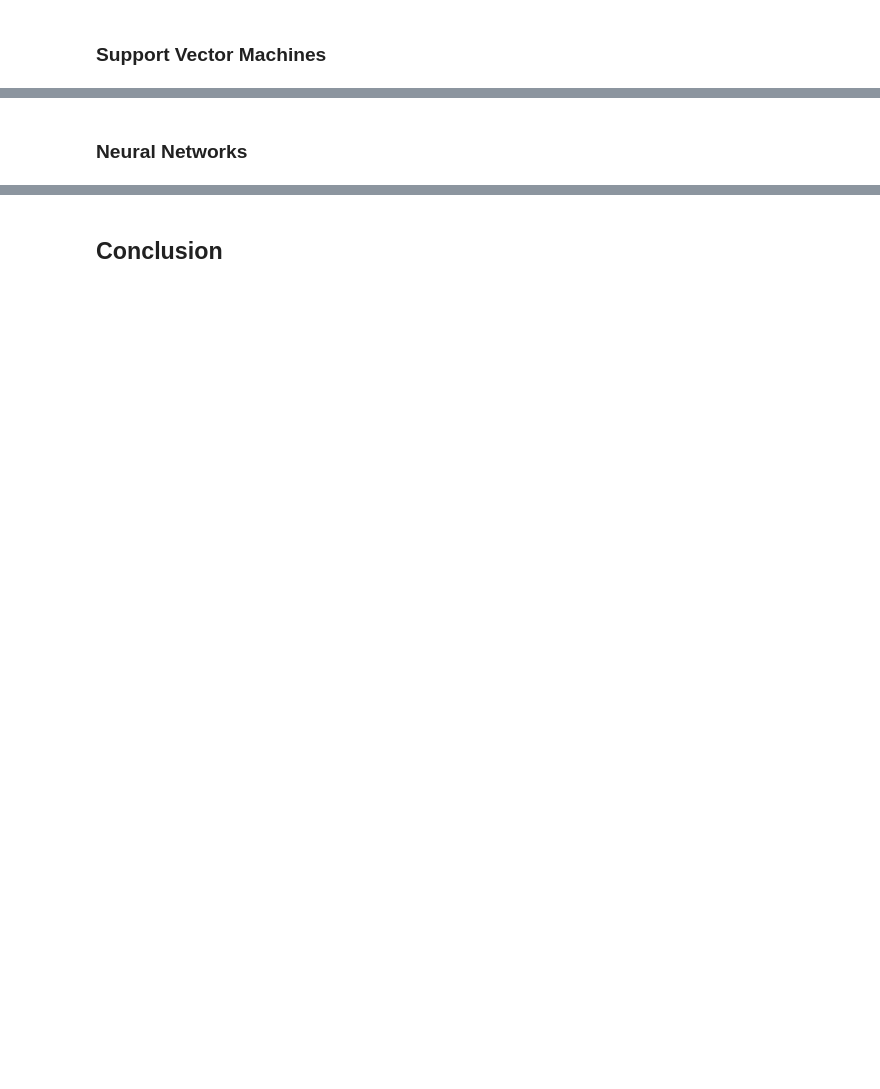
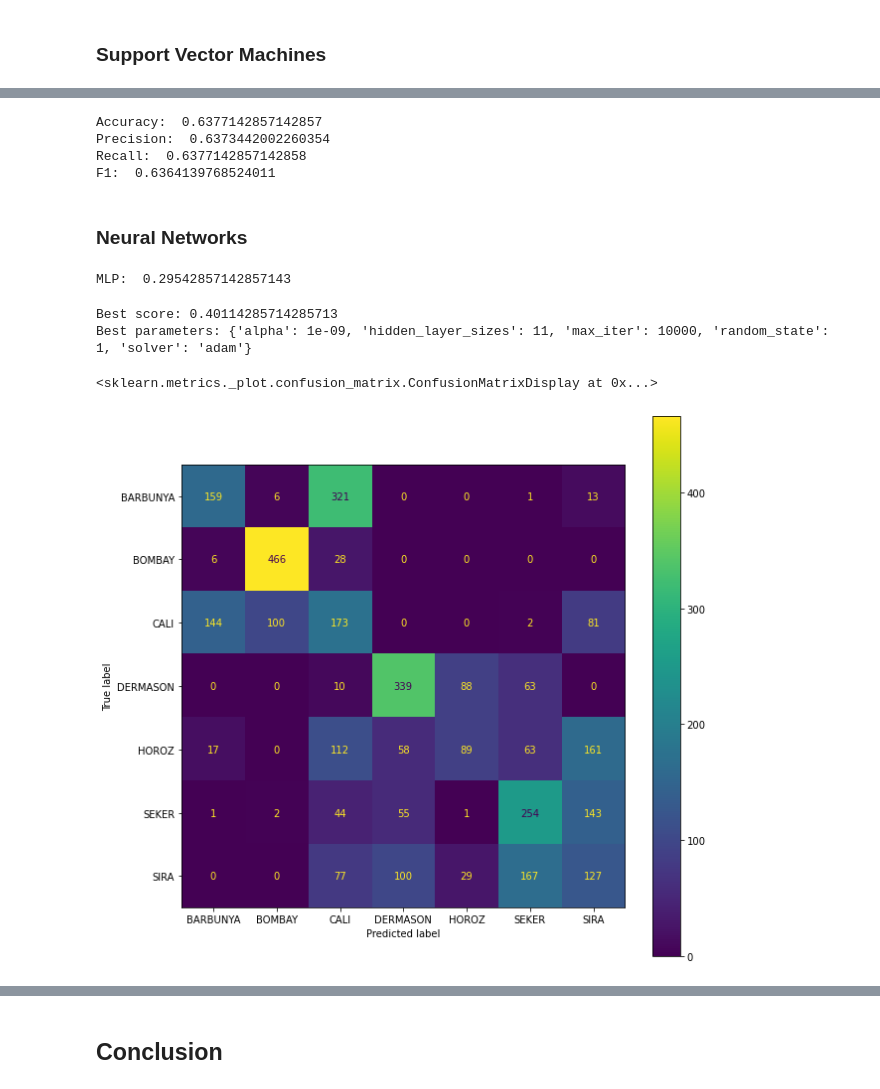
Before and after one commit to JViii/FEUP-IART, a Jupyter notebook: proj2/proj2.ipynb, the cells around one changed output, grey strips where cells are left out. Saved outputs shown, nothing was run; the diff lists cells and outputs as text; code cells hidden in the pictures; blank space fills up the shorter version.

```diff
--- a/proj2/proj2.ipynb
+++ b/proj2/proj2.ipynb
@@ -540,9 +601,72 @@ print('Best parameters: {}'.format(grid_search.best_params_))
+# %%
+# Generate metrics
+from sklearn.metrics import accuracy_score
+from sklearn.metrics import precision_score
+from sklearn.metrics import recall_score
+from sklearn.metrics import f1_score
+
+# accuracy
+print('Accuracy: ', accuracy_score(labels, pred))
+
+# precision
+print('Precision: ', precision_score(labels, pred, average="macro"))
+
+# recall
+print('Recall: ', recall_score(labels, pred, average="macro"))
+
+# f1
+print('F1: ', f1_score(labels, pred, average="macro"))
+# %% [output]
+Accuracy:  0.6377142857142857
+Precision:  0.6373442002260354
+Recall:  0.6377142857142858
+F1:  0.6364139768524011
 # %% [markdown]
 ### Neural Networks <a id="ann"></a>
 # %%
 from sklearn.neural_network import MLPClassifier
-#mlp = MLPClassifier(solver='lbfgs', alpha=1e-4, max_iter=1000)
-#mlp = MLPClassifier(solver='lbfgs', alpha=1e-4, hidden_layer_sizes=(25), random_state=1, max_iter=10000)
-mlp = MLPClassifier(solver='adam', alpha=1e-4, hidden_layer_sizes=(25), random_state=1, max_iter=100000000000000)
+
+mlp = MLPClassifier()
+
 scores = cross_val_score(mlp, inputs, labels, cv=10)
+
 print("MLP: ",scores.mean())
+# %% [output]
+MLP:  0.29542857142857143
+# %%
+# Using grid search to test which are the best parameters
+parameter_grid = {"solver": ['adam'],
+                  "hidden_layer_sizes": [8, 9, 10, 11],
+                  "alpha": [1e-8, 1e-9, 1e-10, 1e-11],
+                  "max_iter": [10000],
+                  "random_state": [1]}
+
+cross_validation = StratifiedKFold(n_splits=10)
+
+mlp = MLPClassifier()
+
+grid_search = GridSearchCV(mlp,
+                           param_grid=parameter_grid,
+                           cv=cross_validation)
+
+grid_search.fit(inputs, labels)
+
+print('Best score: {}'.format(grid_search.best_score_))
+print('Best parameters: {}'.format(grid_search.best_params_))
+# %% [output]
+Best score: 0.40114285714285713
+Best parameters: {'alpha': 1e-09, 'hidden_layer_sizes': 11, 'max_iter': 10000, 'random_state': 1, 'solver': 'adam'}
+# %%
+from sklearn.metrics import confusion_matrix, ConfusionMatrixDisplay, plot_confusion_matrix
+
+dct = grid_search.best_estimator_
+pred = dct.predict(inputs)
+
+fig,ax = plt.subplots(figsize=(10,10))
+
+cm = confusion_matrix(labels, pred, labels=dct.classes_)
+disp = ConfusionMatrixDisplay(confusion_matrix=cm, display_labels=dct.classes_)
+disp.plot(ax=ax)
+# %% [output]
+<sklearn.metrics._plot.confusion_matrix.ConfusionMatrixDisplay at 0x...>
+[figure, added]
```
Also changed, not shown: parts of 19 cells of this notebook.
